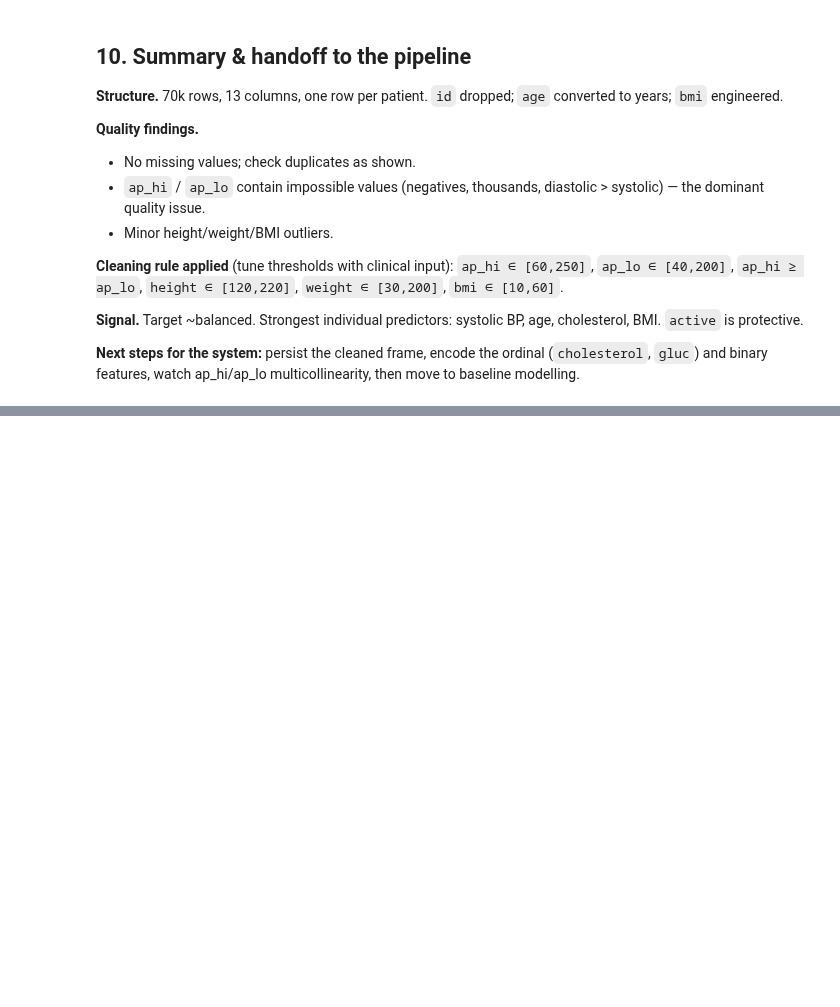
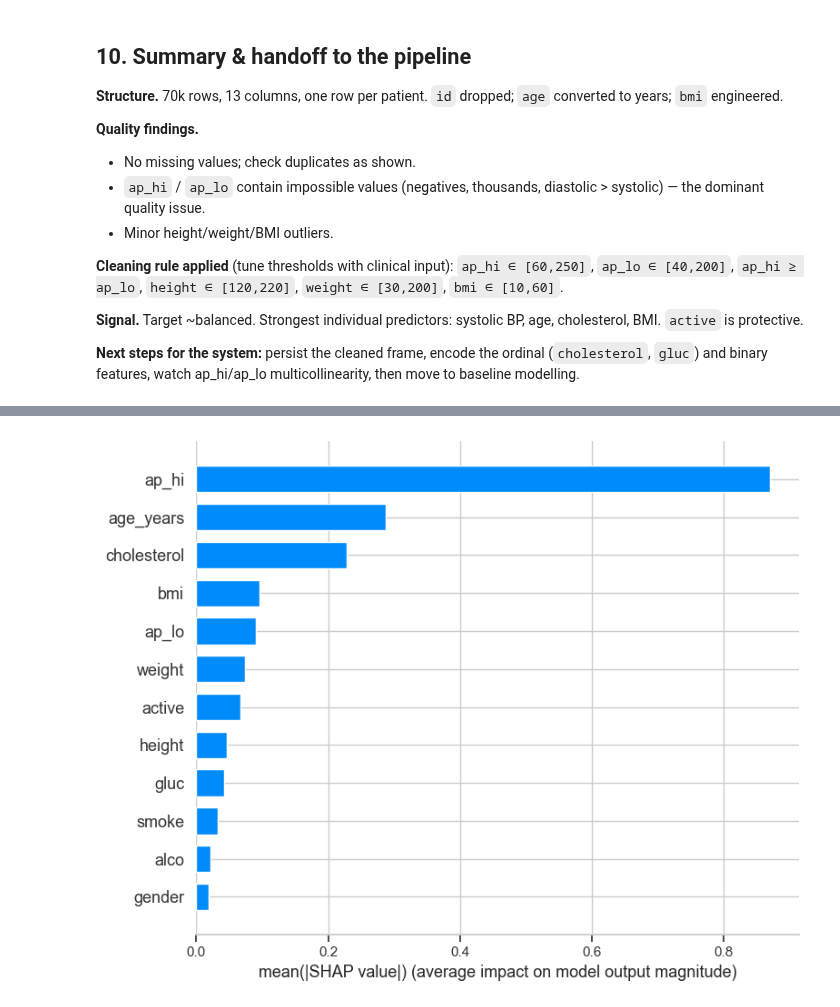
Before and after one commit to cosmina-biostat/clinical-intelligence-system, a Jupyter notebook: notebooks/01_eda_cardiovascular.ipynb, the cells around one changed output, grey strips where cells are left out. Saved outputs shown, nothing was run; the diff lists cells and outputs as text; code cells hidden in the pictures; blank space fills up the shorter version.

```diff
--- a/notebooks/01_eda_cardiovascular.ipynb
+++ b/notebooks/01_eda_cardiovascular.ipynb
@@ -372,0 +416,11 @@ AttributeError: 'Index' object has no attribute '_format_native_types'
+# %%
+from sklearn.compose import ColumnTransformer
+from sklearn.preprocessing import StandardScaler
+
+numeric = ["age_years", "height", "weight", "bmi", "ap_hi", "ap_lo"]
+coded   = ["gender", "cholesterol", "gluc", "smoke", "alco", "active"]
+
+# Scale continuous features (needed by Logistic Regression); pass coded features through.
+preprocess = ColumnTransformer(
+    [("num", StandardScaler(), numeric),
+     ("pass", "passthrough", coded)])
@@ -372,0 +682,4 @@ AttributeError: 'Index' object has no attribute '_format_native_types'
+# %%
+shap.summary_plot(sv, sample_prep, feature_names=feat_names, plot_type="bar", show=True)
+# %% [output]
+[figure, added]
```
Also changed, not shown: parts of 26 cells of this notebook.
